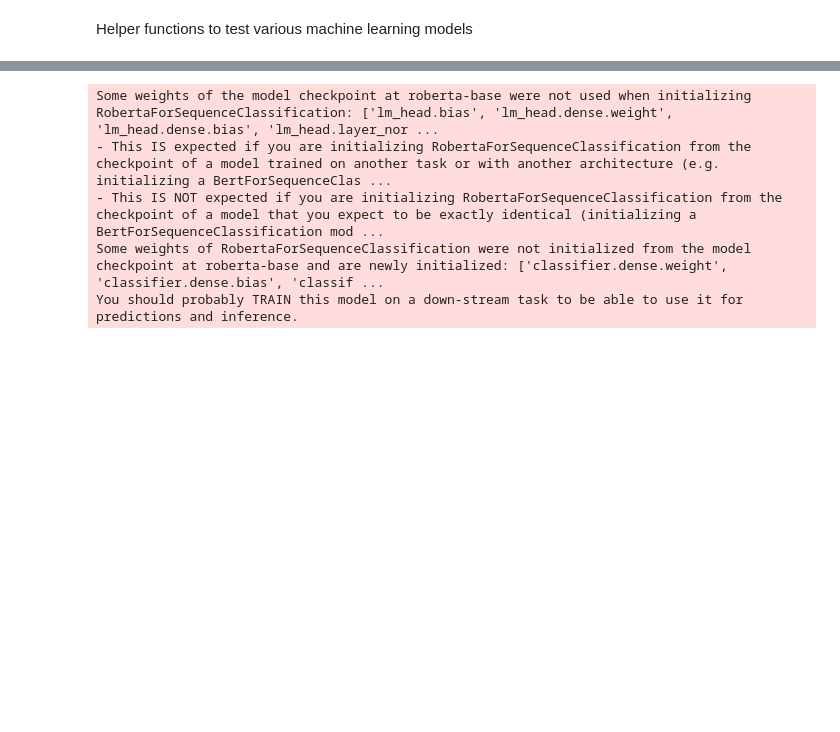
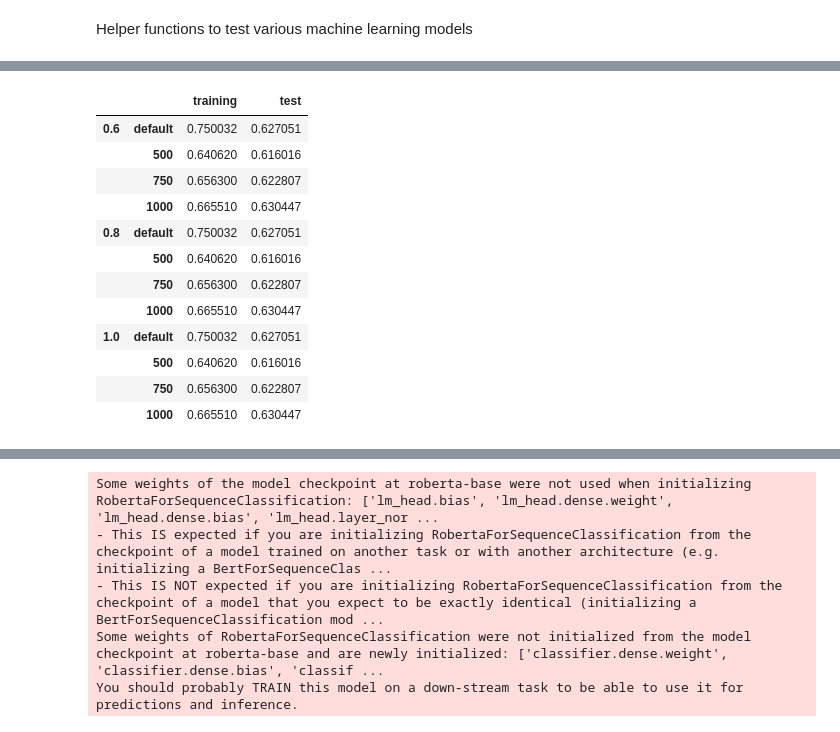
Before and after one commit to bryankj97/BT4222-AppleProductSalesForecasting, a Jupyter notebook: sentiment_scoring.ipynb, the cells around one changed output, grey strips where cells are left out. Saved outputs shown, nothing was run; the diff lists cells and outputs as text; code cells hidden in the pictures; blank space fills up the shorter version.

```diff
--- a/sentiment_scoring.ipynb
+++ b/sentiment_scoring.ipynb
@@ -361,0 +284,8 @@ tweets.to_csv('gdrive/My Drive/BT4222/data/tweets_tfidf.csv', index=False)
+# %%
+#Naive Bayes results DF
+nb_tfidf_results = pd.DataFrame(np.zeros((12, 2)), index=arrays)
+nb_tfidf_results.rename(columns={0: "training", 1: "test"}, inplace=True)
+
+#Logisitic regression results DF
+lr_tfidf_results = pd.DataFrame(np.zeros((12, 2)), index=arrays)
+lr_tfidf_results.rename(columns={0: "training", 1: "test"}, inplace=True)
@@ -361,0 +327,16 @@ tweets.to_csv('gdrive/My Drive/BT4222/data/tweets_tfidf.csv', index=False)
+# %%
+nb_tfidf_results
+# %% [output]
+|  |  | training | test |
+| 0.6 | default | 0.750032 | 0.627051 |
+|  | 500 | 0.640620 | 0.616016 |
+|  | 750 | 0.656300 | 0.622807 |
+|  | 1000 | 0.665510 | 0.630447 |
+| 0.8 | default | 0.750032 | 0.627051 |
+|  | 500 | 0.640620 | 0.616016 |
+|  | 750 | 0.656300 | 0.622807 |
+|  | 1000 | 0.665510 | 0.630447 |
+| 1.0 | default | 0.750032 | 0.627051 |
+|  | 500 | 0.640620 | 0.616016 |
+|  | 750 | 0.656300 | 0.622807 |
+|  | 1000 | 0.665510 | 0.630447 |
```
Also changed, not shown: parts of 91 cells of this notebook, 1 other file.
